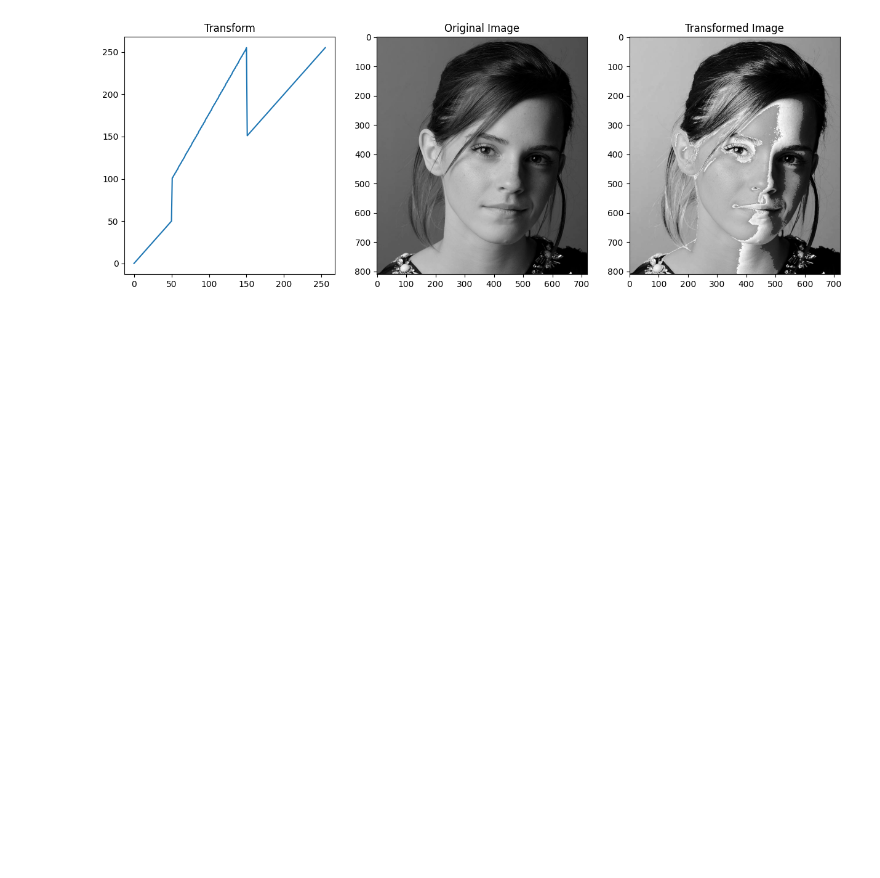
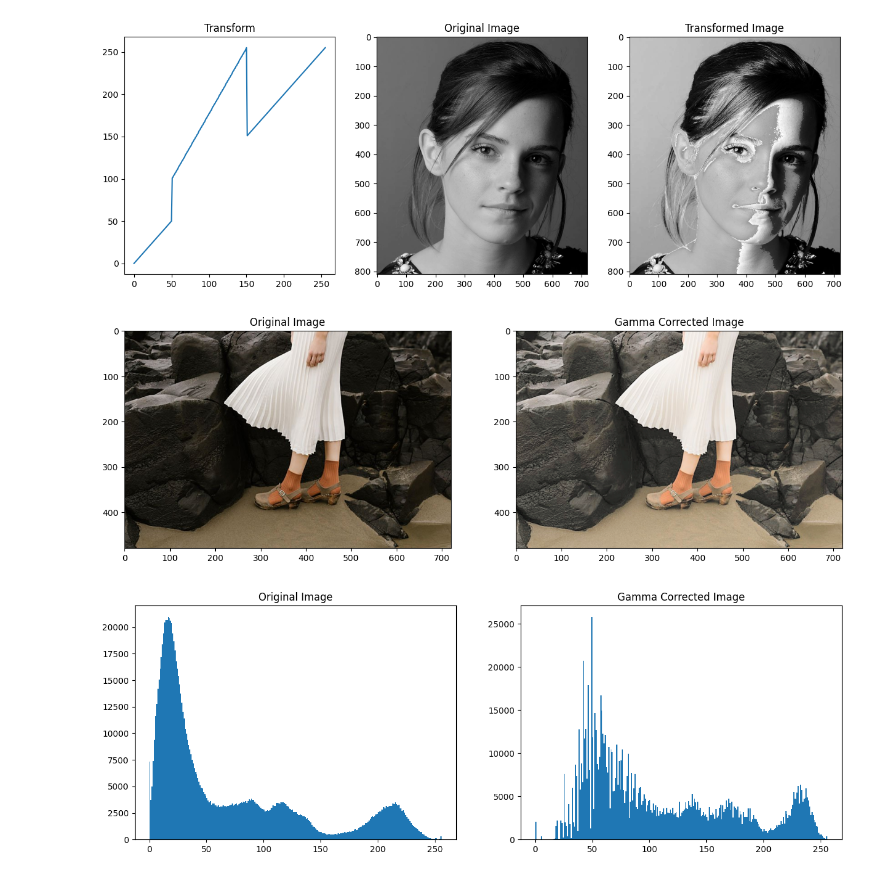
Before and after one commit to niroshan21/IPMV_A01, a Jupyter notebook: 210433R_A01.ipynb, the cells around one changed output. Saved outputs shown, nothing was run; the diff lists cells and outputs as text; code cells hidden in the pictures; blank space fills up the shorter version.

```diff
--- a/210433R_A01.ipynb
+++ b/210433R_A01.ipynb
@@ -29,3 +29,36 @@ ax[2].set_title('Transformed Image')
 plt.show()
 # %% [output]
 [figure]
+# %%
+image = cv2.imread('images/highlights_and_shadows.jpg')
+assert image is not None
+image = cv2.cvtColor(image, cv2.COLOR_BGR2RGB)
+
+lab_image = cv2.cvtColor(image, cv2.COLOR_RGB2LAB)
+L, a, b = cv2.split(lab_image)
+
+gamma = 0.5
+transform = np.array([(i/255.0)**(gamma)*255 for i in np.arange(0, 256)]).astype(np.uint8)
+
+L = cv2.LUT(L, transform)
+
+lab_image = cv2.merge((L, a, b))
+new_image = cv2.cvtColor(lab_image, cv2.COLOR_LAB2RGB)
+
+fig, ax = plt.subplots(1, 2, figsize=(15, 5))
+ax[0].imshow(image)
+ax[0].set_title('Original Image')
+ax[1].imshow(new_image)
+ax[1].set_title('Gamma Corrected Image')
+plt.show()
+
+# Histograms of the original and corrected images
+fig, ax = plt.subplots(1, 2, figsize=(15, 5))
+ax[0].hist(image.ravel(), 256, [0, 256])
+ax[0].set_title('Original Image')
+ax[1].hist(new_image.ravel(), 256, [0, 256])
+ax[1].set_title('Gamma Corrected Image')
+plt.show()
+# %% [output]
+[figure, added]
+[figure, added]
```
